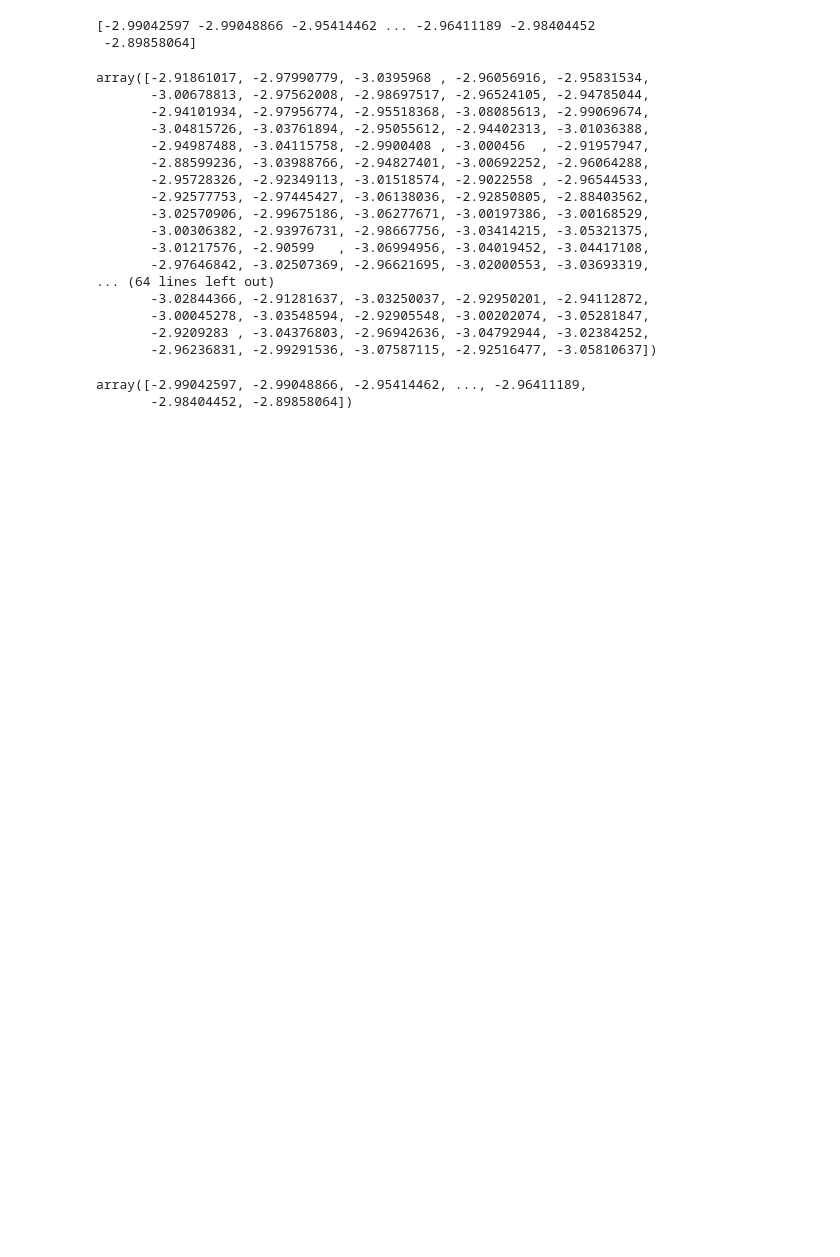
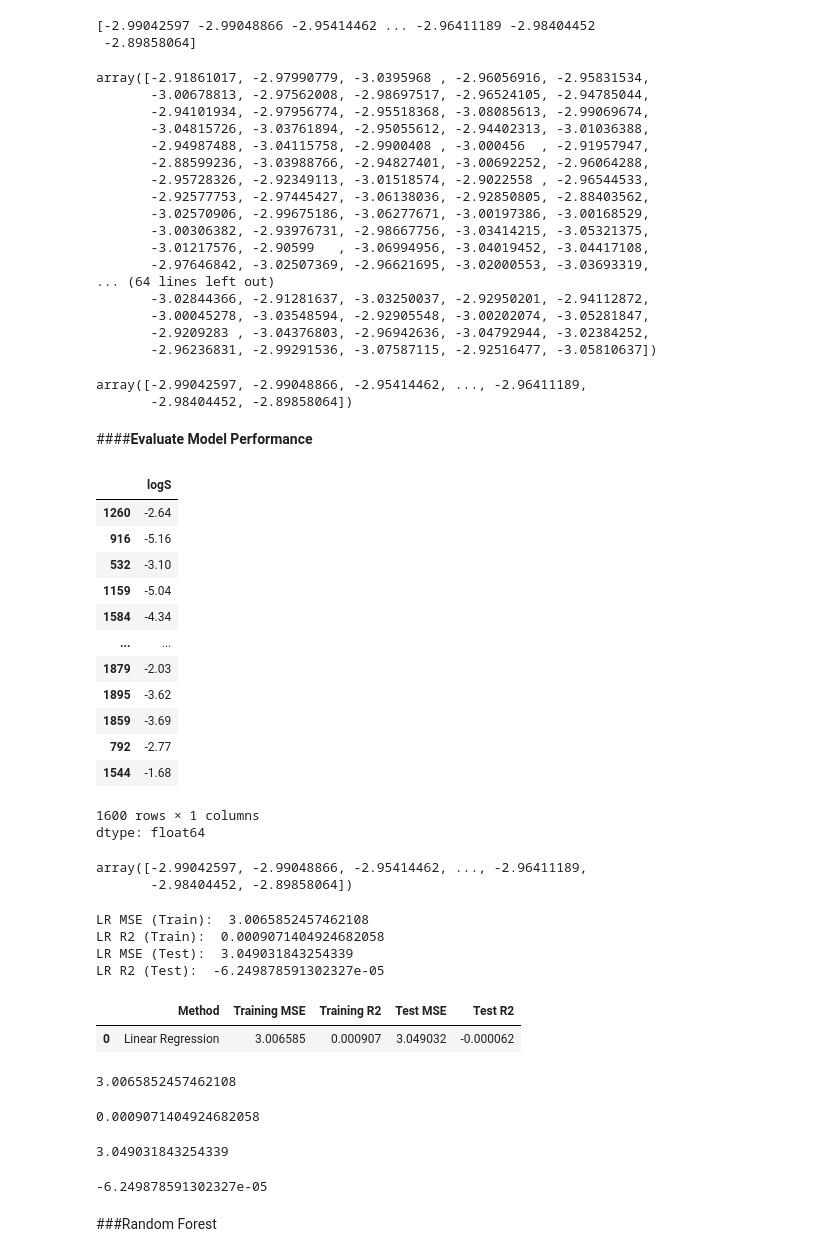
Before and after one commit to hewageuhcu/Python-Model-Training-Test, a Jupyter notebook: test.ipynb, the cells around one changed output. Saved outputs shown, nothing was run; the diff lists cells and outputs as text; code cells hidden in the pictures; blank space fills up the shorter version.

Commit message:
Model training and testing

```diff
--- a/test.ipynb
+++ b/test.ipynb
@@ -148,3 +148,27 @@ y_lr_train_pred
 # %% [output]
 array([-2.99042597, -2.99048866, -2.95414462, ..., -2.96411189,
        -2.98404452, -2.89858064])
+# %% [markdown]
+####**Evaluate Model Performance**
+# %%
+y_train
+# %% [output]
+|  | logS |
+| 1260 | -2.64 |
+| 916 | -5.16 |
+| 532 | -3.10 |
+| 1159 | -5.04 |
+| 1584 | -4.34 |
+| ... | ... |
+| 1879 | -2.03 |
+| 1895 | -3.62 |
+| 1859 | -3.69 |
+| 792 | -2.77 |
+| 1544 | -1.68 |
+1600 rows × 1 columns
+dtype: float64
+# %%
+y_lr_train_pred
+# %% [output]
+array([-2.99042597, -2.99048866, -2.95414462, ..., -2.96411189,
+       -2.98404452, -2.89858064])
@@ -150,0 +182,10 @@ array([-2.99042597, -2.99048866, -2.95414462, ..., -2.96411189,
+# %%
+print('LR MSE (Train): ',lr_train_mse)
+print('LR R2 (Train): ',lr_train_r2)
+print('LR MSE (Test): ',lr_test_mse)
+print('LR R2 (Test): ',lr_test_r2)
+# %% [output]
+LR MSE (Train):  3.0065852457462108
+LR R2 (Train):  0.0009071404924682058
+LR MSE (Test):  3.049031843254339
+LR R2 (Test):  -6.249878591302327e-05
@@ -150,0 +195,23 @@ array([-2.99042597, -2.99048866, -2.95414462, ..., -2.96411189,
+# %%
+lr_results
+# %% [output]
+|  | Method | Training MSE | Training R2 | Test MSE | Test R2 |
+| 0 | Linear Regression | 3.006585 | 0.000907 | 3.049032 | -0.000062 |
+# %%
+lr_train_mse
+# %% [output]
+3.0065852457462108
+# %%
+lr_train_r2
+# %% [output]
+0.0009071404924682058
+# %%
+lr_test_mse
+# %% [output]
+3.049031843254339
+# %%
+lr_test_r2
+# %% [output]
+-6.249878591302327e-05
+# %% [markdown]
+###Random Forest
```
Also changed, not shown: parts of 6 cells of this notebook.
